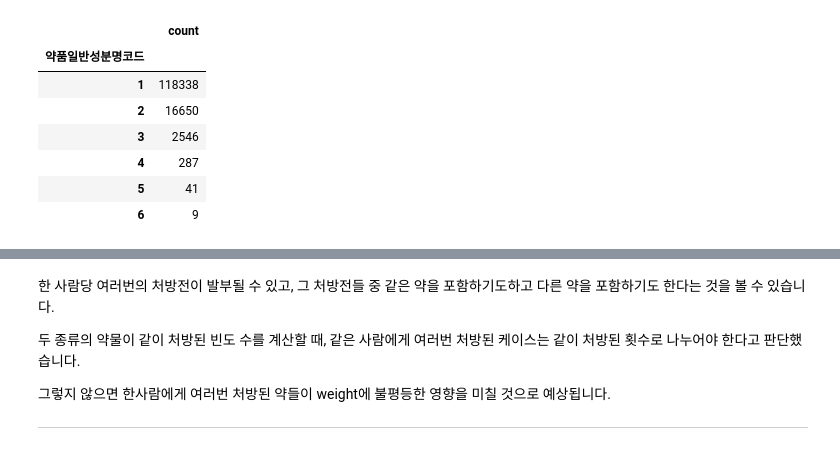
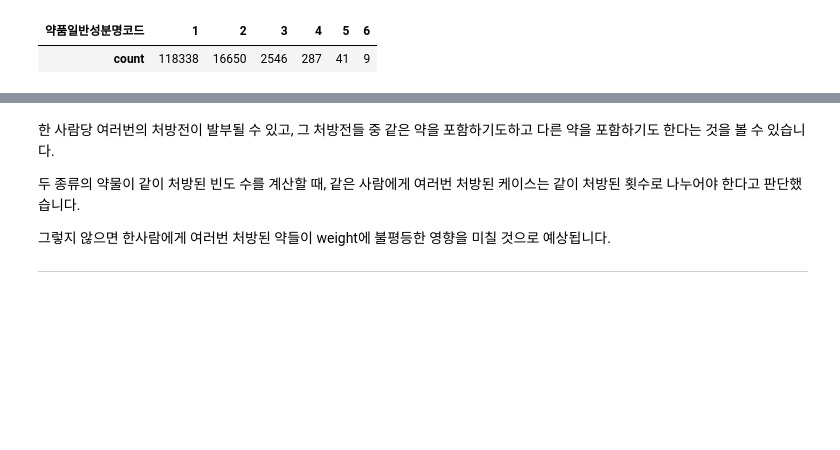
Before and after one commit to YuHan-J-Nam/Drug_Coprescription_Network_Analysis, a Jupyter notebook: graph_test.ipynb, the cells around one changed output, grey strips where cells are left out. Drawn from its saved outputs; the diff is of its cells as text; code cells hidden in the pictures; blank space fills up the shorter version.

```diff
--- a/graph_test.ipynb
+++ b/graph_test.ipynb
@@ -8,6 +11,6 @@ import seaborn as sns
 import networkx as nx
 # %%
 # 데이터를 불러옵니다.
-df = pd.read_csv('./data/anti_depressant_prescription.csv')
+data = pd.read_csv('./data/anti_depressant_prescription.csv')
 # %%
 # 데이터의 첫 다섯 줄을 출력합니다.
@@ -23,13 +26,7 @@ df.head()
 | 4 | 2017 | 107 | 21130660 | 1 | 1 | 11 | 47 | 20171017 | 495501ACE | 1.0 | ... |
 # %%
 # 처방내역일련번호로 그룹화하여 처방된 약품의 개수를 세어봅니다.
-pd.DataFrame(df.groupby('처방내역일련번호')['약품일반성분명코드'].count().value_counts())
+pd.DataFrame(data.groupby('처방내역일련번호')['약품일반성분명코드'].count().value_counts()).T
 # %% [output]
-|  | count |
-| 약품일반성분명코드 |  |
-| 1 | 118338 |
-| 2 | 16650 |
-| 3 | 2546 |
-| 4 | 287 |
-| 5 | 41 |
-| 6 | 9 |
+| 약품일반성분명코드 | 1 | 2 | 3 | 4 | 5 | 6 |
+| count | 118338 | 16650 | 2546 | 287 | 41 | 9 |
```
Also changed, not shown: parts of 33 cells of this notebook, 1 other file.
